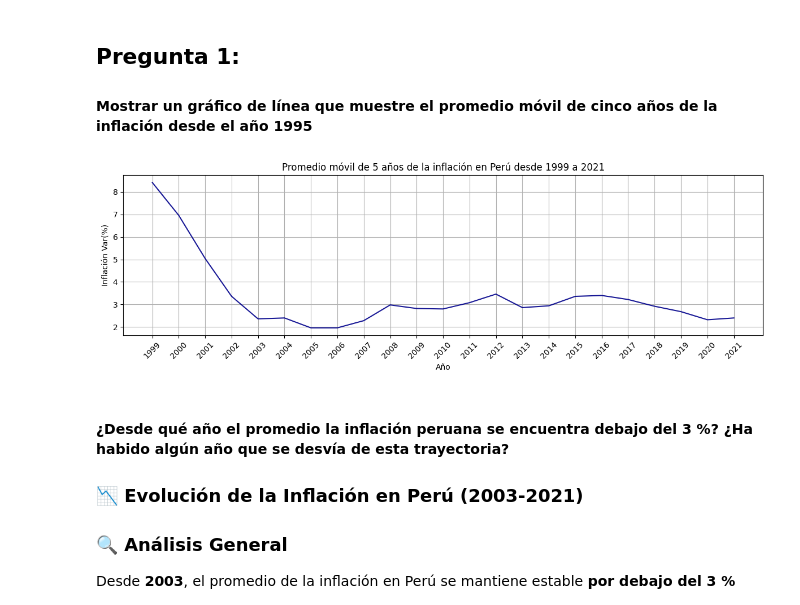
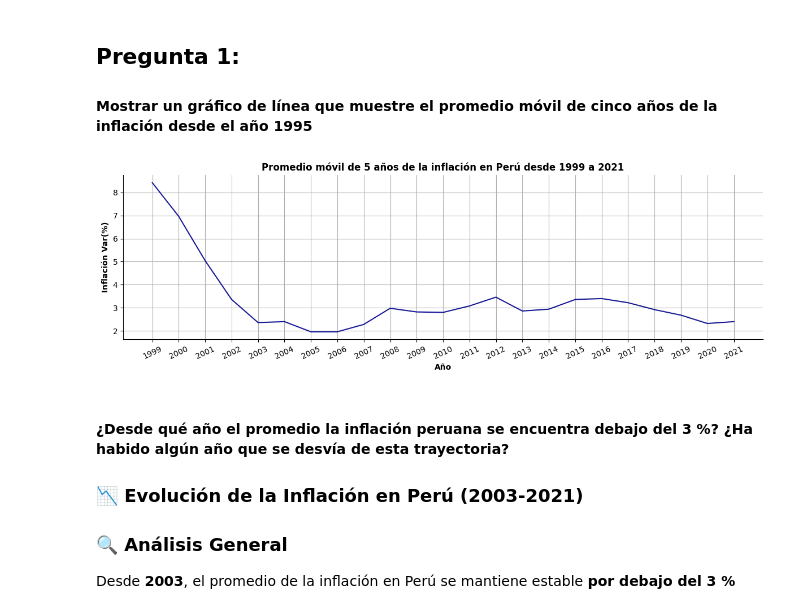
Before and after one commit to Luivelo/Expresate_Peru_con_Datos_2024_Team_GPT, a Jupyter notebook: Proyecto/Storytelling_working_enviroment.ipynb, the cells around one changed output. Cells and saved outputs as stored; diff of their text form; code cells hidden in the pictures.

```diff
--- a/Proyecto/Storytelling_working_enviroment.ipynb
+++ b/Proyecto/Storytelling_working_enviroment.ipynb
@@ -50,33 +50,34 @@ data
 # %%
 #Filtrando la data desde 1995
 data_filtered = data.copy()
 data_filtered = data_filtered[data_filtered['Año'] >= 1995]
 # Calculando promedio movil de 5 años de la inflación desde 1995
 data_filtered['media_movil_5'] = data_filtered['Peru_inflación'].rolling(window=5).mean()
 
 # Graficando la inflación suavizada
 fig, ax = plt.subplots(figsize=(12,4))
 
 # Filtrando los datos desde 1999
 x = data_filtered.Año[data.Año >= 1999]
 y = data_filtered.media_movil_5[data.Año >= 1999]
 
 ax.plot(x, y, label='Inflacion_media_movil_5_años', color='darkblue', alpha=0.9)
 
 # Seleccionando cada segundo tick
 ticks = x[::1]
 
 ax.set_xticks(ticks)
-plt.xticks(rotation=45)
+plt.xticks(rotation=25)
 
-plt.title("Promedio móvil de 5 años de la inflación en Perú desde 1999 a 2021")
-plt.xlabel("Año")
-plt.ylabel("Inflación Var(%)")
+plt.title("Promedio móvil de 5 años de la inflación en Perú desde 1999 a 2021", weight='bold')
+plt.xlabel("Año", weight='bold')
+plt.ylabel("Inflación Var(%)", weight='bold')
 plt.grid(True)
+sns.despine()
 plt.tight_layout()
 plt.show();
 # %% [output]
-[figure, old version]
+[figure, new version]
 # %% [markdown]
 #### **¿Desde qué año el promedio la inflación peruana se encuentra debajo del 3 %? ¿Ha habido algún año que se desvía de esta trayectoria?**
 
```
Also changed, not shown: parts of 10 cells of this notebook.
